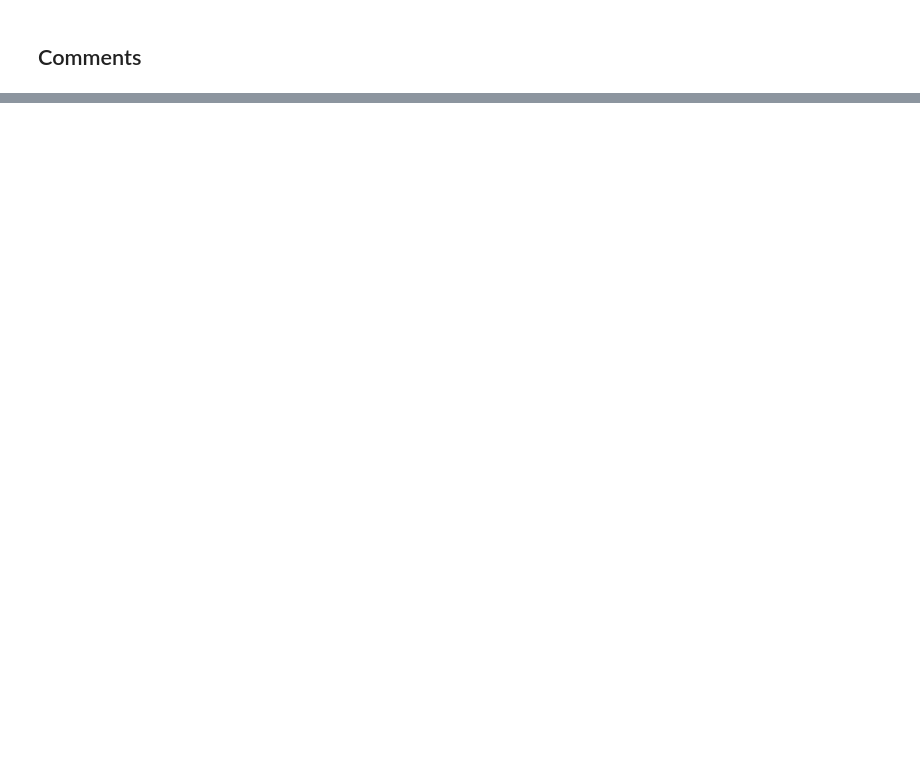
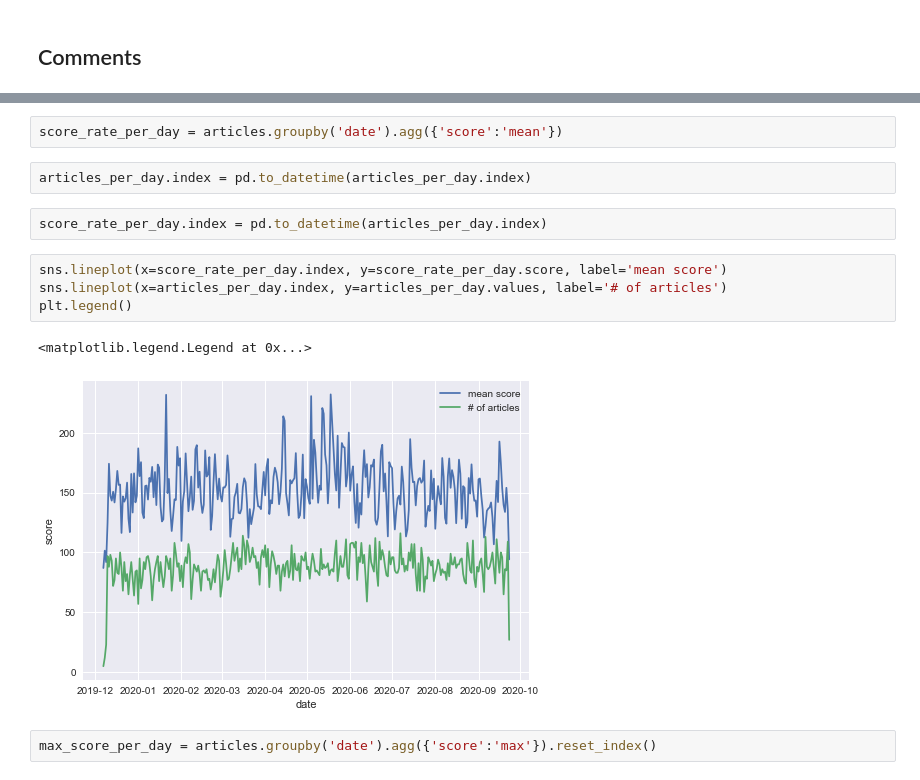
Before and after one commit to lukaszlaszczuk/whyr-2020-challenge1, a Jupyter notebook: notebooks/EDA.ipynb, the cells around one changed output, grey strips where cells are left out. Saved outputs shown, nothing was run; the diff lists cells and outputs as text; blank space fills up the shorter version.

```diff
--- a/notebooks/EDA.ipynb
+++ b/notebooks/EDA.ipynb
@@ -30,0 +74,15 @@ comments.head()
+# %%
+score_rate_per_day = articles.groupby('date').agg({'score':'mean'})
+# %%
+articles_per_day.index = pd.to_datetime(articles_per_day.index)
+# %%
+score_rate_per_day.index = pd.to_datetime(articles_per_day.index)
+# %%
+sns.lineplot(x=score_rate_per_day.index, y=score_rate_per_day.score, label='mean score')
+sns.lineplot(x=articles_per_day.index, y=articles_per_day.values, label='# of articles')
+plt.legend()
+# %% [output]
+<matplotlib.legend.Legend at 0x...>
+[figure, added]
+# %%
+max_score_per_day = articles.groupby('date').agg({'score':'max'}).reset_index()
```
Also changed, not shown: parts of 35 cells of this notebook, 2 other files.
